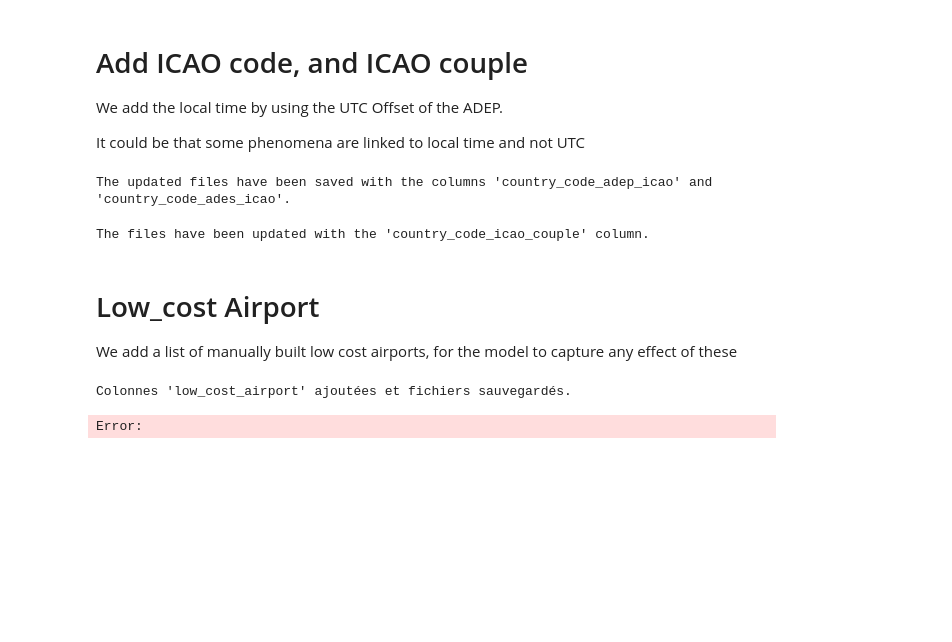
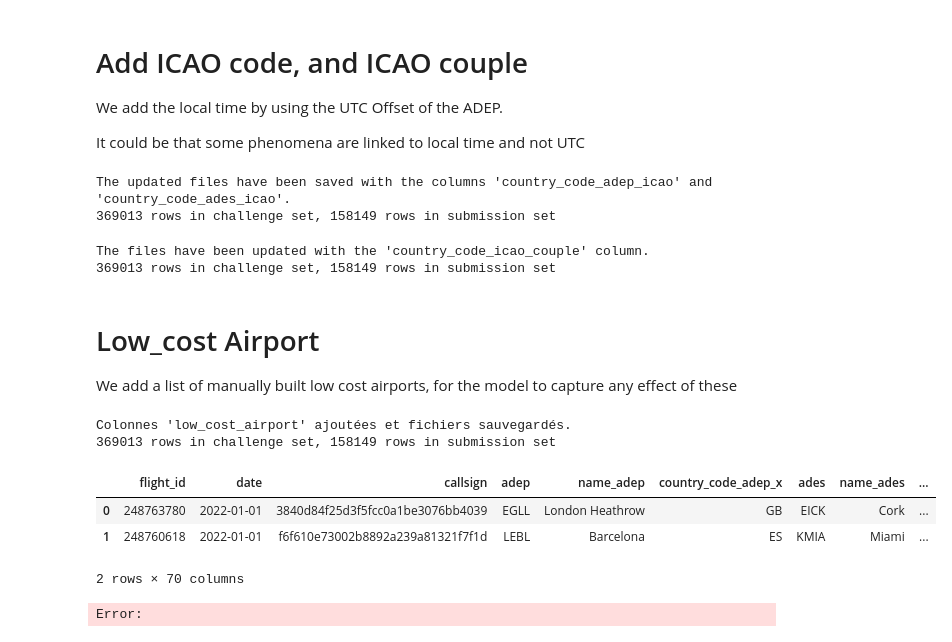
Before and after one commit to PRC-Data-Challenge-2024/team_versatile_yacht, a Jupyter notebook: add_features.ipynb, the cells around one changed output. Drawn from its saved outputs; the diff is of its cells as text; code cells hidden in the pictures; blank space fills up the shorter version.

```diff
--- a/add_features.ipynb
+++ b/add_features.ipynb
@@ -750,8 +770,10 @@ df1_merged.to_csv(file_1, index=False)
 df2_merged.to_csv(file_2, index=False)
 
 print("The updated files have been saved with the columns 'country_code_adep_icao' and 'country_code_ades_icao'.")
+print("{} rows in challenge set, {} rows in submission set".format(df1_merged["flight_id"].count(),df2_merged["flight_id"].count()))
 # %% [output]
 The updated files have been saved with the columns 'country_code_adep_icao' and 'country_code_ades_icao'.
+369013 rows in challenge set, 158149 rows in submission set
 # %%
 import pandas as pd
 
@@ -777,11 +799,13 @@ df2['country_code_icao_couple'] = df2.apply(create_icao_couple, axis=1)
 
 # Save the files with the new column
 df1.to_csv(file_1, index=False)
-df1.to_csv(file_2, index=False)
+df2.to_csv(file_2, index=False)
 
 print("The files have been updated with the 'country_code_icao_couple' column.")
+print("{} rows in challenge set, {} rows in submission set".format(df1["flight_id"].count(),df2["flight_id"].count()))
 # %% [output]
 The files have been updated with the 'country_code_icao_couple' column.
+369013 rows in challenge set, 158149 rows in submission set
 # %% [markdown]
 # Low_cost Airport
 
@@ -810,10 +834,19 @@ final_submission['low_cost_airport'] = final_submission.apply(assign_low_cost_ai
 challenge_set_test['low_cost_airport'] = challenge_set_test.apply(assign_low_cost_airport, axis=1)
 
 # Enregistrer les fichiers modifiés
-final_submission.to_csv(os.path.join(source_data_folder,challenge_file_preproc), index=False)
-challenge_set_test.to_csv(os.path.join(source_data_folder,submission_file_preproc), index=False)
+#final_submission.to_csv(os.path.join(source_data_folder,submission_file_preproc), index=False)
+#challenge_set_test.to_csv(os.path.join(source_data_folder,challenge_file_preproc), index=False)
 
 print("Colonnes 'low_cost_airport' ajoutées et fichiers sauvegardés.")
+print("{} rows in challenge set, {} rows in submission set".format(challenge_set_test["flight_id"].count(),final_submission["flight_id"].count()))
 # %% [output]
 Colonnes 'low_cost_airport' ajoutées et fichiers sauvegardés.
+369013 rows in challenge set, 158149 rows in submission set
-Error:
+# %%
+challenge_set_test.head(2)
+# %% [output]
+|  | flight_id | date | callsign | adep | name_adep | country_code_adep_x | ades | name_ades | ... |
+| 0 | 248763780 | 2022-01-01 | 3840d84f25d3f5fcc0a1be3076bb4039 | EGLL | London Heathrow | GB | EICK | Cork | ... |
+| 1 | 248760618 | 2022-01-01 | f6f610e73002b8892a239a81321f7f1d | LEBL | Barcelona | ES | KMIA | Miami | ... |
+2 rows × 70 columns
+Error:
```
Also changed, not shown: parts of 16 cells of this notebook.
